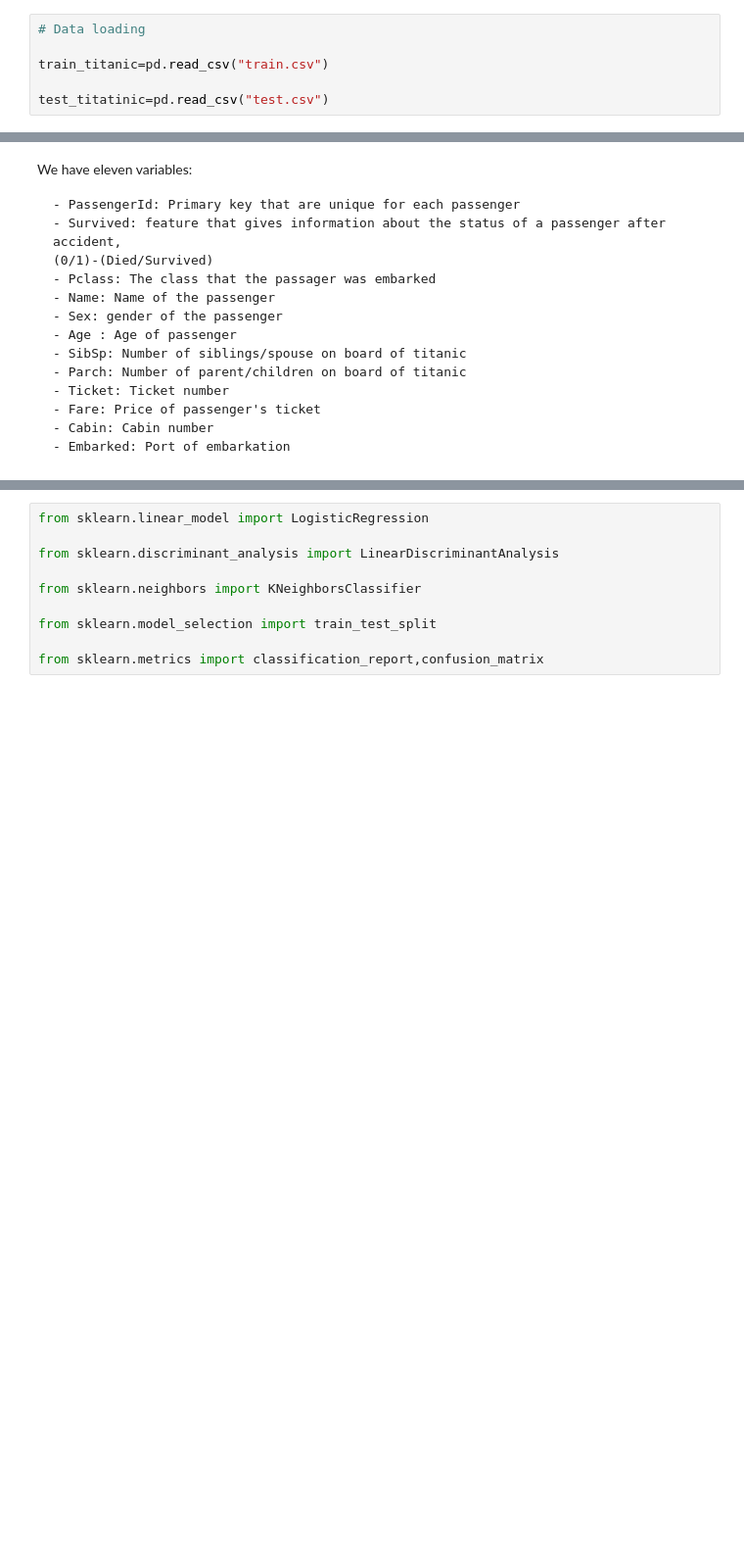
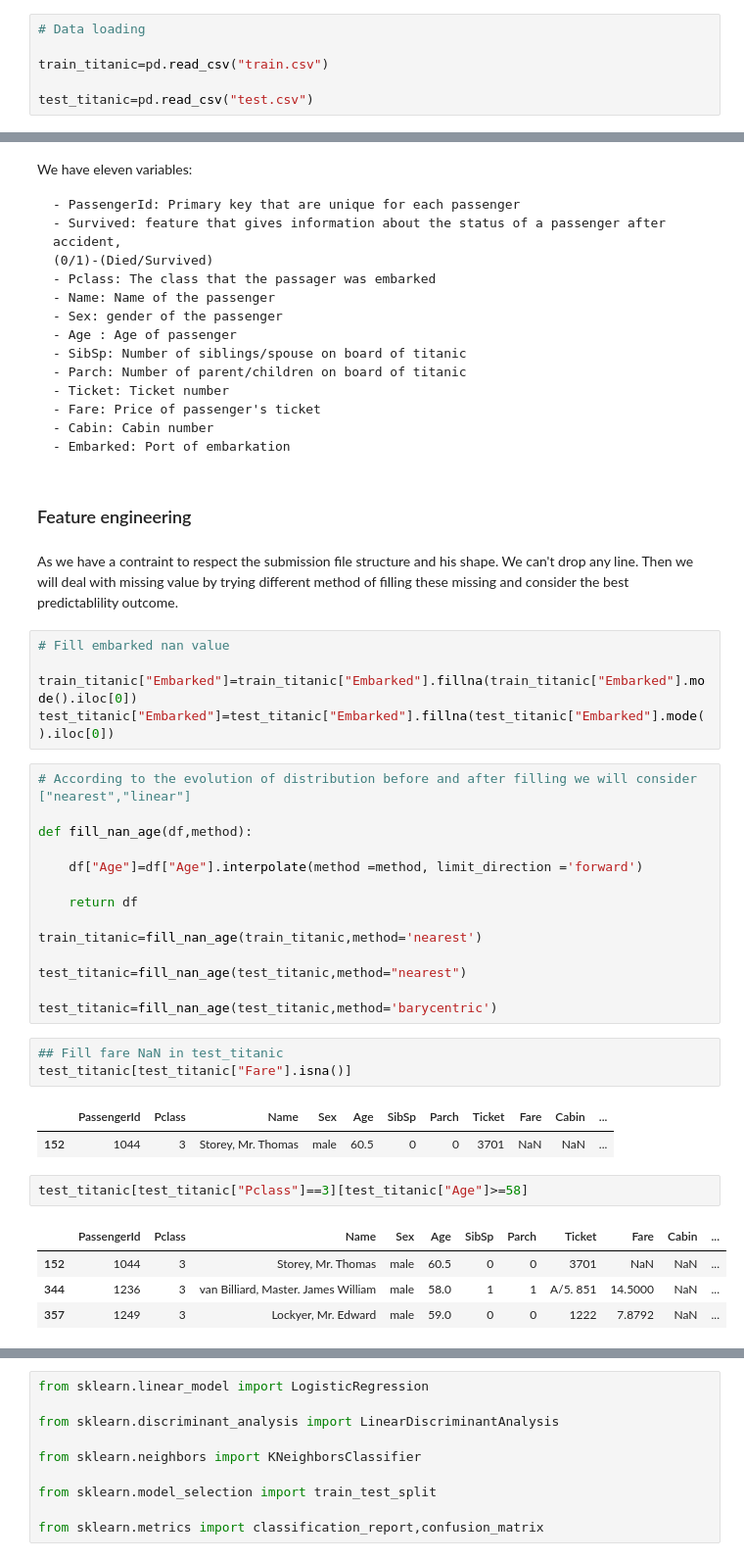
Before and after one commit to kaminosekai54/EDA-TITANIC, a Jupyter notebook: MiniProject 2(Modelisation) .ipynb, the cells around one changed output, grey strips where cells are left out. Shown: that part at 98% size. Saved outputs shown, nothing was run; the diff lists cells and outputs as text; blank space fills up the shorter version.

```diff
--- a/MiniProject 2(Modelisation) .ipynb
+++ b/MiniProject 2(Modelisation) .ipynb
@@ -9,5 +14,5 @@ import matplotlib.pyplot as plt
 
 train_titanic=pd.read_csv("train.csv")
 
-test_titatinic=pd.read_csv("test.csv")
+test_titanic=pd.read_csv("test.csv")
 # %%
@@ -59,3 +82,39 @@ We have eleven variables:
     - Fare: Price of passenger's ticket
     - Cabin: Cabin number
     - Embarked: Port of embarkation
+# %% [markdown]
+### Feature engineering
+# %% [markdown]
+As we have a contraint to respect the submission file structure and his shape. We can't drop any line. Then we will deal with missing value by trying different method of filling these missing and consider the best predictablility outcome.
+# %%
+# Fill embarked nan value
+
+train_titanic["Embarked"]=train_titanic["Embarked"].fillna(train_titanic["Embarked"].mode().iloc[0])
+test_titanic["Embarked"]=test_titanic["Embarked"].fillna(test_titanic["Embarked"].mode().iloc[0])
+# %%
+# According to the evolution of distribution before and after filling we will consider ["nearest","linear"]
+
+def fill_nan_age(df,method):
+
+    df["Age"]=df["Age"].interpolate(method =method, limit_direction ='forward')
+
+    return df
+
+train_titanic=fill_nan_age(train_titanic,method='nearest')
+
+test_titanic=fill_nan_age(test_titanic,method="nearest")
+
+test_titanic=fill_nan_age(test_titanic,method='barycentric')
+# %%
+## Fill fare NaN in test_titanic
+test_titanic[test_titanic["Fare"].isna()]
+# %% [output]
+|  | PassengerId | Pclass | Name | Sex | Age | SibSp | Parch | Ticket | Fare | Cabin | ... |
+| 152 | 1044 | 3 | Storey, Mr. Thomas | male | 60.5 | 0 | 0 | 3701 | NaN | NaN | ... |
+# %%
+test_titanic[test_titanic["Pclass"]==3][test_titanic["Age"]>=58]
+# %% [output]
+|  | PassengerId | Pclass | Name | Sex | Age | SibSp | Parch | Ticket | Fare | Cabin | ... |
+| 152 | 1044 | 3 | Storey, Mr. Thomas | male | 60.5 | 0 | 0 | 3701 | NaN | NaN | ... |
+| 344 | 1236 | 3 | van Billiard, Master. James William | male | 58.0 | 1 | 1 | A/5. 851 | 14.5000 | NaN | ... |
+| 357 | 1249 | 3 | Lockyer, Mr. Edward | male | 59.0 | 0 | 0 | 1222 | 7.8792 | NaN | ... |
```
Also changed, not shown: parts of 80 cells of this notebook, 4 other files.
